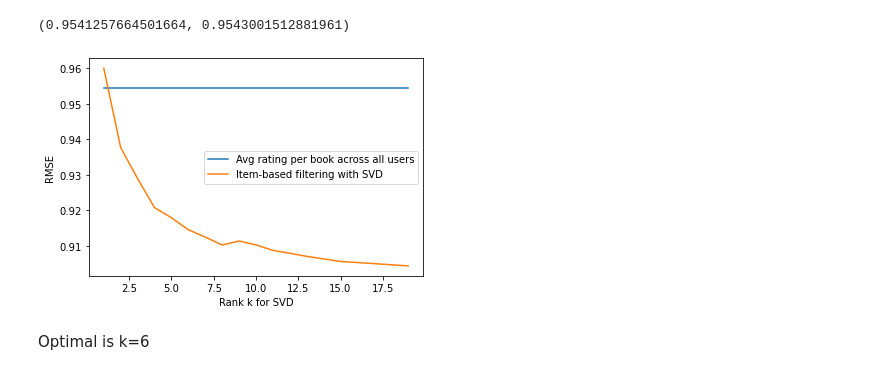
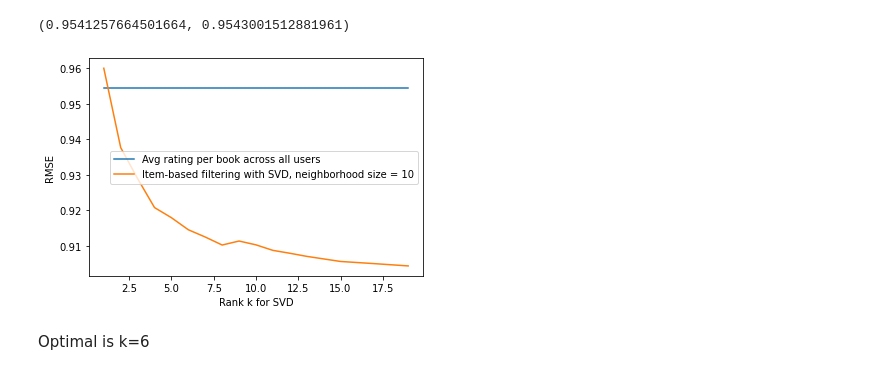
Before and after one commit to michaelfronda/ISYE6740-CDA-FInal-Project, a Jupyter notebook: Jackie4-TuningParameters.ipynb, the cells around one changed output. Cells and saved outputs as stored; diff of their text form; code cells hidden in the pictures.

Commit message:
Tuning for neighborhood size is done!

```diff
--- a/Jackie4-TuningParameters.ipynb
+++ b/Jackie4-TuningParameters.ipynb
@@ -215,13 +215,13 @@ book_avg_train_rmse, book_avg_test_rmse
 (0.9541257664501664, 0.9543001512881961)
 # %%
 plt.plot(ks, np.repeat(book_avg_test_rmse, len(ks)), label='Avg rating per book across all users')
-plt.plot(ks, errors4k['test_rmse'], label='Item-based filtering with SVD')
+plt.plot(ks, errors4k['test_rmse'], label='Item-based filtering with SVD, neighborhood size = 10')
 plt.xlabel('Rank k for SVD')
 plt.ylabel('RMSE')
 plt.legend()
 plt.show()
 # %% [output]
-[figure, old version]
+[figure, new version]
 # %% [markdown]
 Optimal is k=6
 # %%
```
Also changed, not shown: parts of 25 cells of this notebook, 2 other files.
